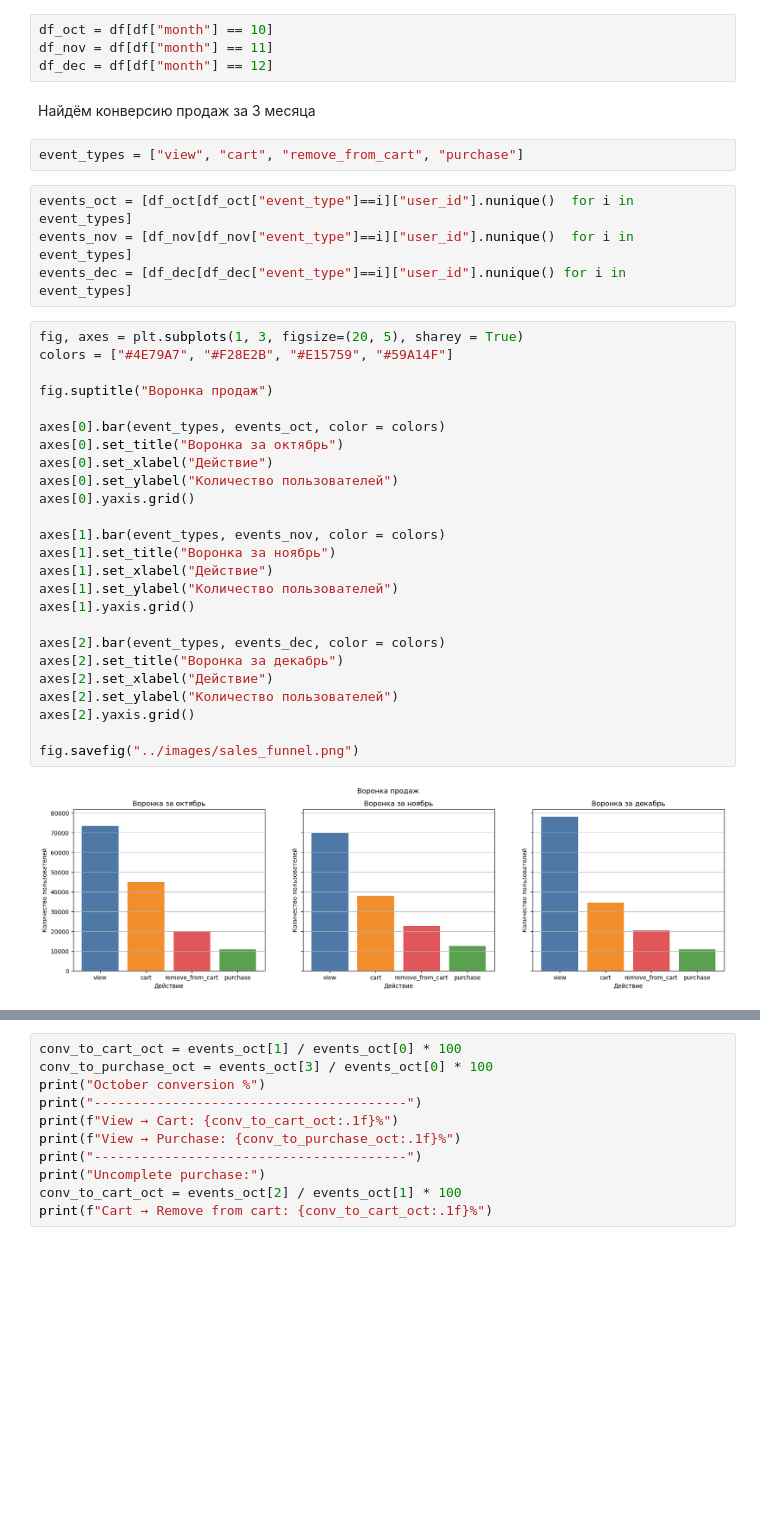
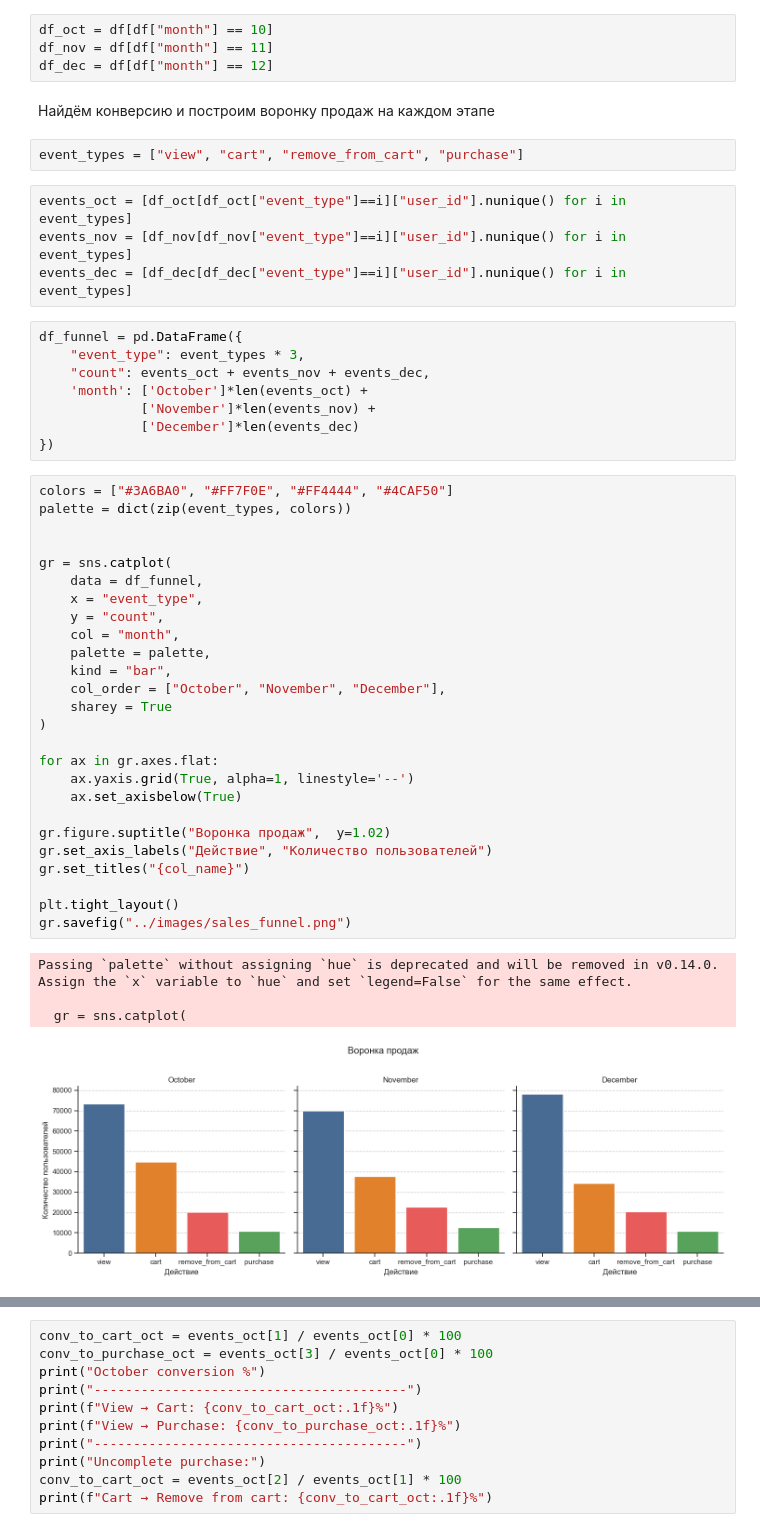
Before and after one commit to 7efirochka/EDA-analysis, a Jupyter notebook: notebooks/analysis.ipynb, the cells around one changed output, grey strips where cells are left out. Drawn from its saved outputs; the diff is of its cells as text; blank space fills up the shorter version.

```diff
--- a/notebooks/analysis.ipynb
+++ b/notebooks/analysis.ipynb
@@ -18,37 +21,49 @@ df_oct = df[df["month"] == 10]
 df_nov = df[df["month"] == 11]
 df_dec = df[df["month"] == 12]
 # %% [markdown]
-Найдём конверсию продаж за 3 месяца
+Найдём конверсию и построим воронку продаж на каждом этапе
 # %%
 event_types = ["view", "cart", "remove_from_cart", "purchase"]
 # %%
-events_oct = [df_oct[df_oct["event_type"]==i]["user_id"].nunique()  for i in event_types]
-events_nov = [df_nov[df_nov["event_type"]==i]["user_id"].nunique()  for i in event_types]
+events_oct = [df_oct[df_oct["event_type"]==i]["user_id"].nunique() for i in event_types]
+events_nov = [df_nov[df_nov["event_type"]==i]["user_id"].nunique() for i in event_types]
 events_dec = [df_dec[df_dec["event_type"]==i]["user_id"].nunique() for i in event_types]
-# %%
-fig, axes = plt.subplots(1, 3, figsize=(20, 5), sharey = True)
-colors = ["#4E79A7", "#F28E2B", "#E15759", "#59A14F"]
-
-fig.suptitle("Воронка продаж")
-
-axes[0].bar(event_types, events_oct, color = colors)
-axes[0].set_title("Воронка за октябрь")
-axes[0].set_xlabel("Действие")
-axes[0].set_ylabel("Количество пользователей")
-axes[0].yaxis.grid()
-
-axes[1].bar(event_types, events_nov, color = colors)
-axes[1].set_title("Воронка за ноябрь")
-axes[1].set_xlabel("Действие")
-axes[1].set_ylabel("Количество пользователей")
-axes[1].yaxis.grid()
-
-axes[2].bar(event_types, events_dec, color = colors)
-axes[2].set_title("Воронка за декабрь")
-axes[2].set_xlabel("Действие")
-axes[2].set_ylabel("Количество пользователей")
-axes[2].yaxis.grid()
-
-fig.savefig("../images/sales_funnel.png")
-# %% [output]
-[figure, removed]
+# %%
+df_funnel = pd.DataFrame({
+    "event_type": event_types * 3,
+    "count": events_oct + events_nov + events_dec,
+    'month': ['October']*len(events_oct) +
+             ['November']*len(events_nov) +
+             ['December']*len(events_dec)
+})
+# %%
+colors = ["#3A6BA0", "#FF7F0E", "#FF4444", "#4CAF50"]
+palette = dict(zip(event_types, colors))
+
+
+gr = sns.catplot(
+    data = df_funnel,
+    x = "event_type",
+    y = "count",
+    col = "month",
+    palette = palette,
+    kind = "bar",
+    col_order = ["October", "November", "December"],
+    sharey = True
+)
+
+for ax in gr.axes.flat:
+    ax.yaxis.grid(True, alpha=1, linestyle='--')
+    ax.set_axisbelow(True)
+
+gr.figure.suptitle("Воронка продаж",  y=1.02)
+gr.set_axis_labels("Действие", "Количество пользователей")
+gr.set_titles("{col_name}")
+
+plt.tight_layout()
+gr.savefig("../images/sales_funnel.png")
+# %% [output]
+Passing `palette` without assigning `hue` is deprecated and will be removed in v0.14.0. Assign the `x` variable to `hue` and set `legend=False` for the same effect.
+
+  gr = sns.catplot(
+[figure, added]
```
Also changed, not shown: parts of 7 cells of this notebook, 1 other file.
